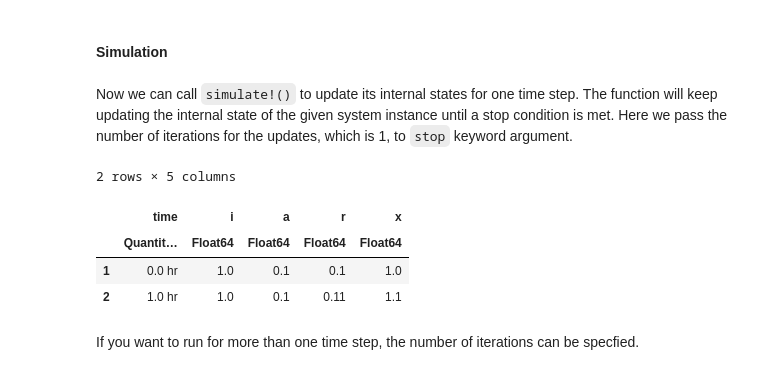
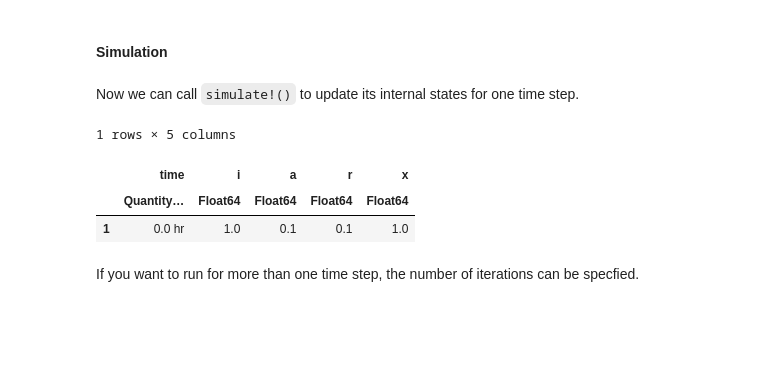
Before and after one commit to uwkimlab/plant_modeling, a Jupyter notebook: labs/L01-Intro_Julia_Cropbox.ipynb, the cells around one changed output. Drawn from its saved outputs; the diff is of its cells as text; code cells hidden in the pictures; blank space fills up the shorter version.

```diff
--- a/labs/L01-Intro_Julia_Cropbox.ipynb
+++ b/labs/L01-Intro_Julia_Cropbox.ipynb
@@ -464,16 +473,15 @@ S
 Here, we just made an instance of `S` which is referred by a variable name `s`.
 # %% [markdown]
 #### Simulation
-# %% [markdown]
-Now we can call `simulate!()` to update its internal states for one time step. The function will keep updating the internal state of the given system instance until a stop condition is met. Here we pass the number of iterations for the updates, which is 1, to `stop` keyword argument.
+# %% [markdown]
+Now we can call `simulate!()` to update its internal states for one time step.
 # %%
-simulate!(s, stop = 1)
+simulate!(s)
 # %% [output]
-2 rows × 5 columns
+1 rows × 5 columns
 |  | time | i | a | r | x |
-|  | Quantit… | Float64 | Float64 | Float64 | Float64 |
+|  | Quantity… | Float64 | Float64 | Float64 | Float64 |
 | 1 | 0.0 hr | 1.0 | 0.1 | 0.1 | 1.0 |
-| 2 | 1.0 hr | 1.0 | 0.1 | 0.11 | 1.1 |
 # %% [markdown]
 If you want to run for more than one time step, the number of iterations can be specfied.
 # %%
```
Also changed, not shown: parts of 47 cells of this notebook, 1 other file.
